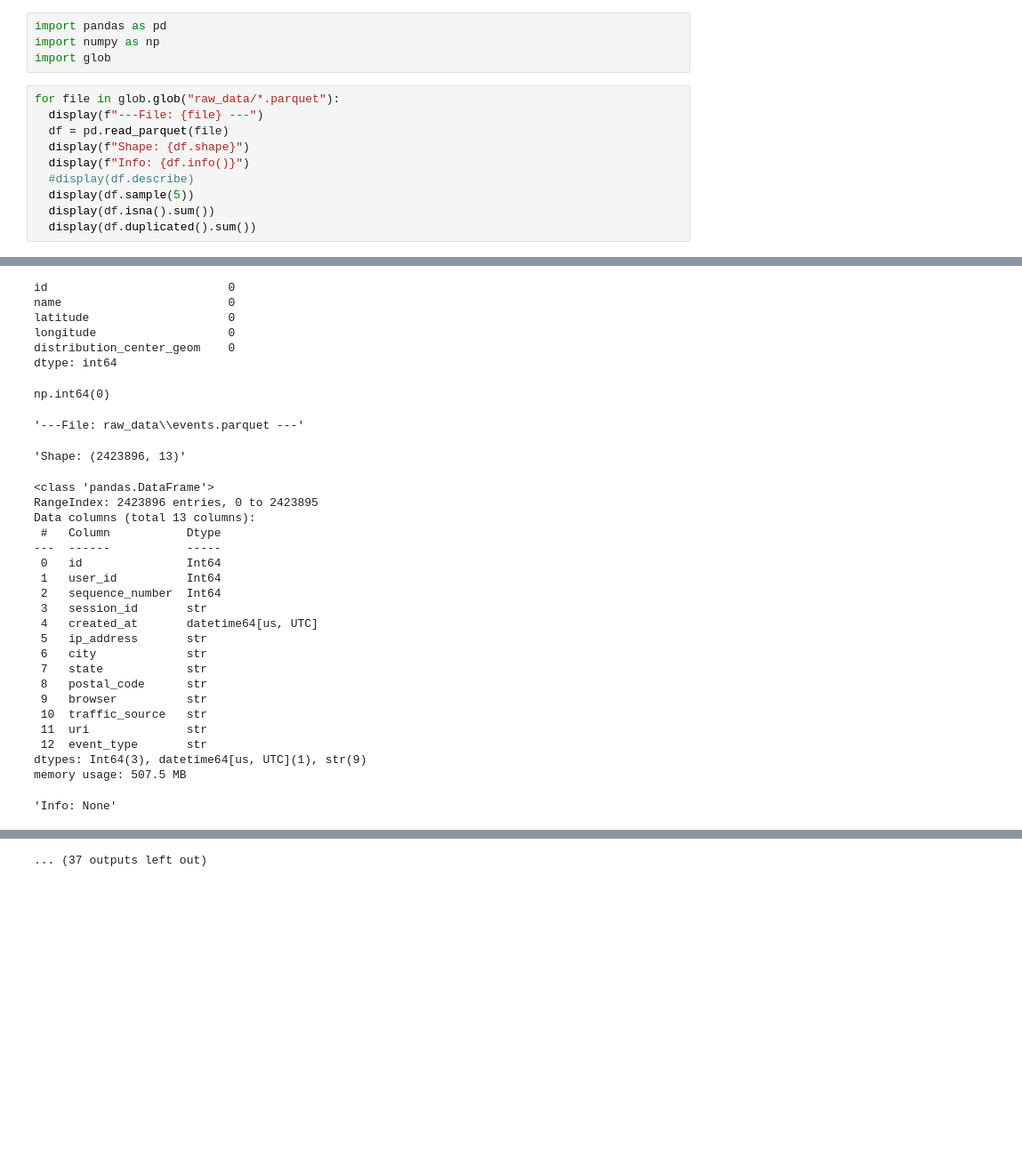
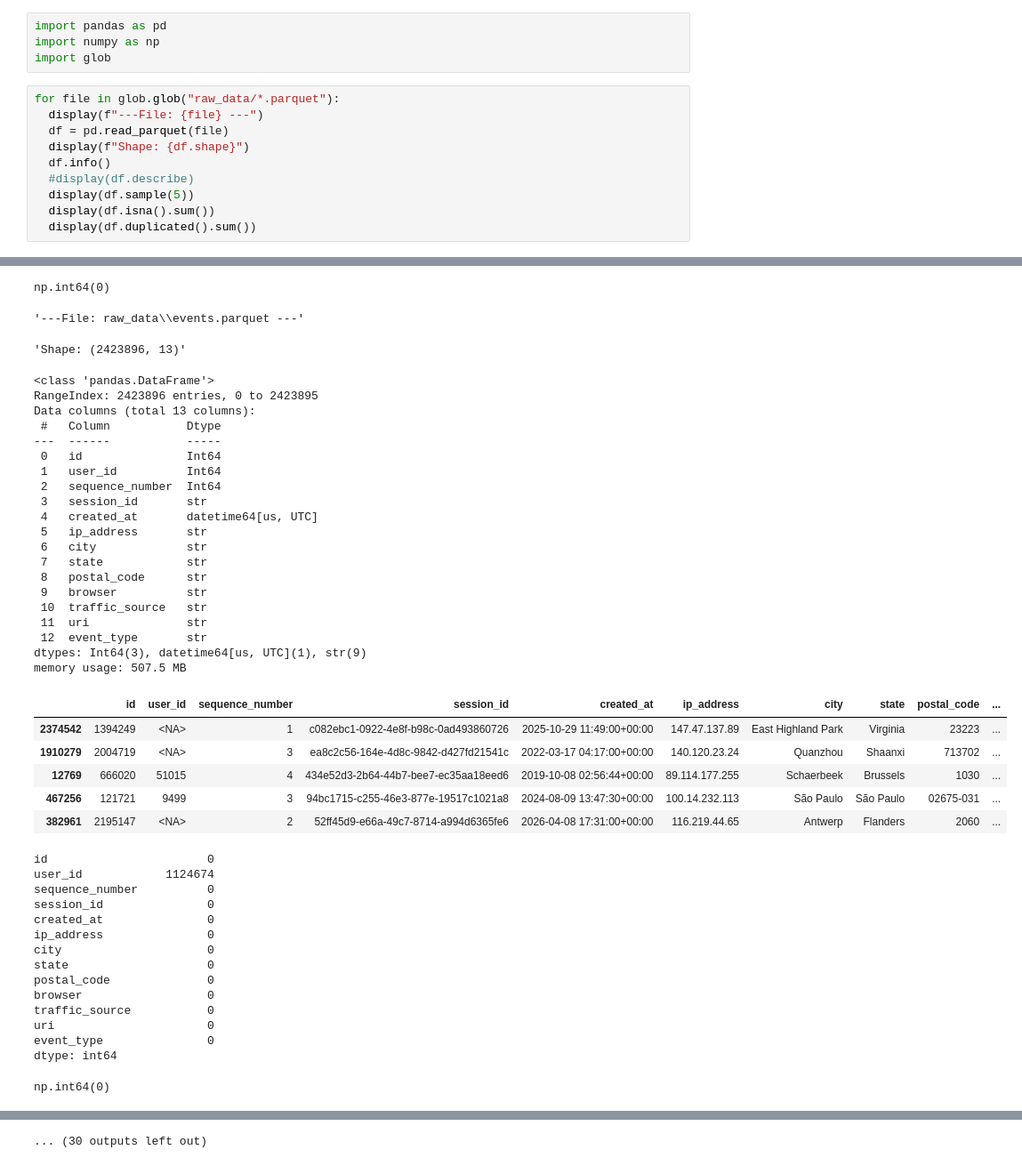
Before and after one commit to karo-liter/thelook_project, a Jupyter notebook: 2_overview_clean_load.ipynb, the cells around one changed output, grey strips where cells are left out. Shown at 89% size. Drawn from its saved outputs; the diff is of its cells as text; blank space fills up the shorter version.

Commit message:
data integrity

```diff
--- a/2_overview_clean_load.ipynb
+++ b/2_overview_clean_load.ipynb
@@ -7,7 +7,7 @@ for file in glob.glob("raw_data/*.parquet"):
   display(f"---File: {file} ---")
   df = pd.read_parquet(file)
   display(f"Shape: {df.shape}")
-  display(f"Info: {df.info()}")
+  df.info()
   #display(df.describe)
   display(df.sample(5))
   display(df.isna().sum())
@@ -37,30 +42,44 @@ memory usage: 913.0 bytes
-id                          0
-name                        0
-latitude                    0
-longitude                   0
-distribution_center_geom    0
-dtype: int64
+np.int64(0)
-np.int64(0)
+'---File: raw_data\\events.parquet ---'
-'---File: raw_data\\events.parquet ---'
+'Shape: (2423896, 13)'
-'Shape: (2423896, 13)'
+<class 'pandas.DataFrame'>
+RangeIndex: 2423896 entries, 0 to 2423895
+Data columns (total 13 columns):
+ #   Column           Dtype
+---  ------           -----
+ 0   id               Int64
+ 1   user_id          Int64
+ 2   sequence_number  Int64
+ 3   session_id       str
+ 4   created_at       datetime64[us, UTC]
+ 5   ip_address       str
+ 6   city             str
+ 7   state            str
+ 8   postal_code      str
+ 9   browser          str
+ 10  traffic_source   str
+ 11  uri              str
+ 12  event_type       str
+dtypes: Int64(3), datetime64[us, UTC](1), str(9)
+memory usage: 507.5 MB
+|  | id | user_id | sequence_number | session_id | created_at | ip_address | city | state | postal_code | ... |
+| 2374542 | 1394249 | <NA> | 1 | c082ebc1-0922-4e8f-b98c-0ad493860726 | 2025-10-29 11:49:00+00:00 | 147.47.137.89 | East Highland Park | Virginia | 23223 | ... |
+| 1910279 | 2004719 | <NA> | 3 | ea8c2c56-164e-4d8c-9842-d427fd21541c | 2022-03-17 04:17:00+00:00 | 140.120.23.24 | Quanzhou | Shaanxi | 713702 | ... |
+| 12769 | 666020 | 51015 | 4 | 434e52d3-2b64-44b7-bee7-ec35aa18eed6 | 2019-10-08 02:56:44+00:00 | 89.114.177.255 | Schaerbeek | Brussels | 1030 | ... |
+| 467256 | 121721 | 9499 | 3 | 94bc1715-c255-46e3-877e-19517c1021a8 | 2024-08-09 13:47:30+00:00 | 100.14.232.113 | São Paulo | São Paulo | 02675-031 | ... |
+| 382961 | 2195147 | <NA> | 2 | 52ff45d9-e66a-49c7-8714-a994d6365fe6 | 2026-04-08 17:31:00+00:00 | 116.219.44.65 | Antwerp | Flanders | 2060 | ... |
-<class 'pandas.DataFrame'>
-RangeIndex: 2423896 entries, 0 to 2423895
-Data columns (total 13 columns):
- #   Column           Dtype
----  ------           -----
- 0   id               Int64
- 1   user_id          Int64
- 2   sequence_number  Int64
- 3   session_id       str
- 4   created_at       datetime64[us, UTC]
- 5   ip_address       str
- 6   city             str
- 7   state            str
- 8   postal_code      str
- 9   browser          str
- 10  traffic_source   str
- 11  uri              str
- 12  event_type       str
-dtypes: Int64(3), datetime64[us, UTC](1), str(9)
-memory usage: 507.5 MB
+id                       0
+user_id            1124674
+sequence_number          0
+session_id               0
+created_at               0
+ip_address               0
+city                     0
+state                    0
+postal_code              0
+browser                  0
+traffic_source           0
+uri                      0
+event_type               0
+dtype: int64
-'Info: None'
+np.int64(0)
@@ -73,2 +86,2 @@ memory usage: 507.5 MB
-... (37 outputs left out)
+... (30 outputs left out)
 # %% [markdown]
```
Also changed, not shown: parts of 6 cells of this notebook, 1 other file.
